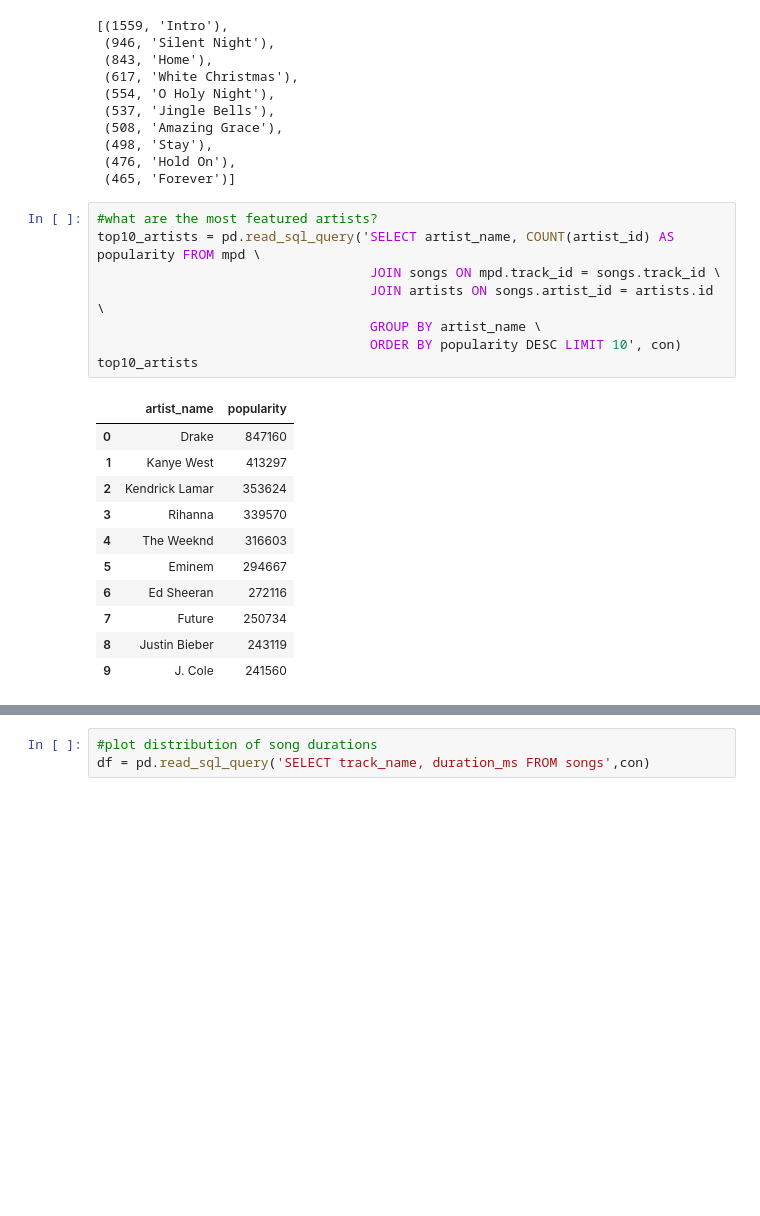
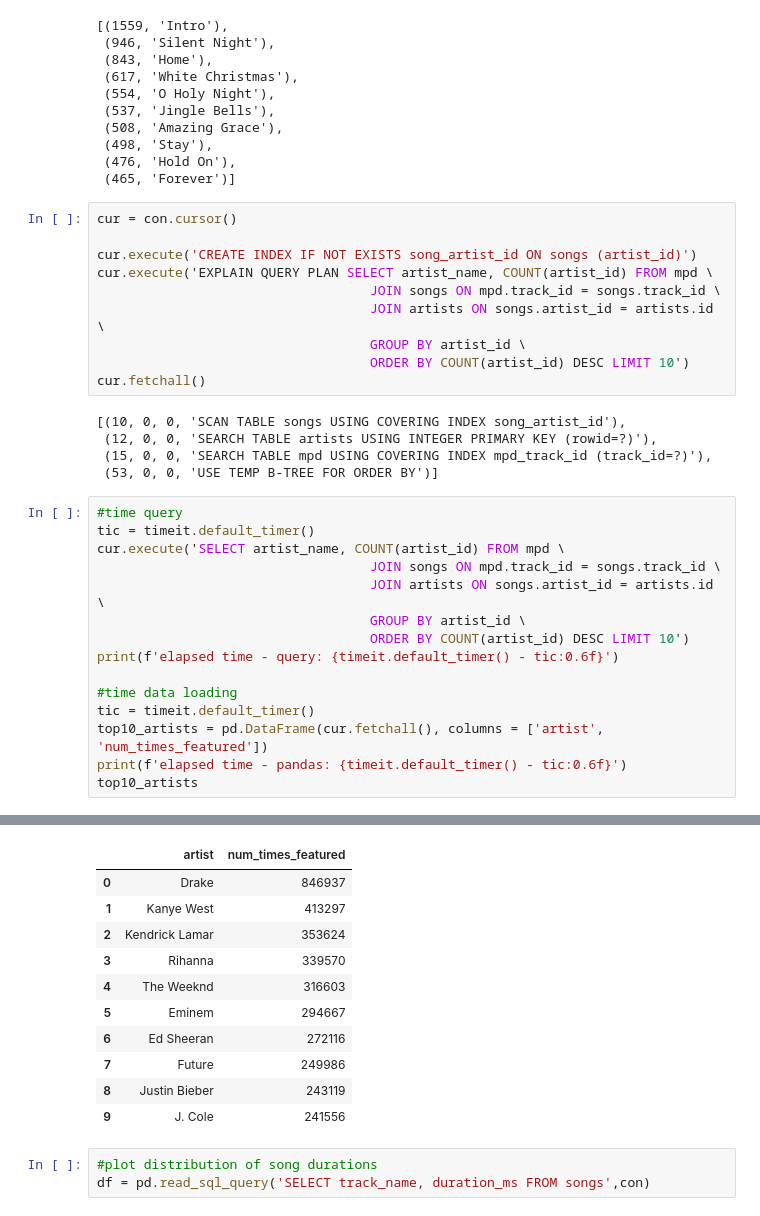
Before and after one commit to jamilla-az/spotify-recommender, a Jupyter notebook: notebook/eda-sqlite-db.ipynb, the cells around one changed output, grey strips where cells are left out. Saved outputs shown, nothing was run; the diff lists cells and outputs as text; blank space fills up the shorter version.

```diff
--- a/notebook/eda-sqlite-db.ipynb
+++ b/notebook/eda-sqlite-db.ipynb
@@ -298,22 +368,33 @@ cur.fetchall()
  (476, 'Hold On'),
  (465, 'Forever')]
 # %%
-#what are the most featured artists?
-top10_artists = pd.read_sql_query('SELECT artist_name, COUNT(artist_id) AS popularity FROM mpd \
+cur = con.cursor()
+
+cur.execute('CREATE INDEX IF NOT EXISTS song_artist_id ON songs (artist_id)')
+cur.execute('EXPLAIN QUERY PLAN SELECT artist_name, COUNT(artist_id) FROM mpd \
                                    JOIN songs ON mpd.track_id = songs.track_id \
                                    JOIN artists ON songs.artist_id = artists.id \
-                                   GROUP BY artist_name \
-                                   ORDER BY popularity DESC LIMIT 10', con)
-top10_artists
+                                   GROUP BY artist_id \
+                                   ORDER BY COUNT(artist_id) DESC LIMIT 10')
+cur.fetchall()
 # %% [output]
-|  | artist_name | popularity |
-| 0 | Drake | 847160 |
-| 1 | Kanye West | 413297 |
-| 2 | Kendrick Lamar | 353624 |
-| 3 | Rihanna | 339570 |
-| 4 | The Weeknd | 316603 |
-| 5 | Eminem | 294667 |
-| 6 | Ed Sheeran | 272116 |
-| 7 | Future | 250734 |
-| 8 | Justin Bieber | 243119 |
-| 9 | J. Cole | 241560 |
+[(10, 0, 0, 'SCAN TABLE songs USING COVERING INDEX song_artist_id'),
+ (12, 0, 0, 'SEARCH TABLE artists USING INTEGER PRIMARY KEY (rowid=?)'),
+ (15, 0, 0, 'SEARCH TABLE mpd USING COVERING INDEX mpd_track_id (track_id=?)'),
+ (53, 0, 0, 'USE TEMP B-TREE FOR ORDER BY')]
+# %%
+#time query
+tic = timeit.default_timer()
+cur.execute('SELECT artist_name, COUNT(artist_id) FROM mpd \
+                                   JOIN songs ON mpd.track_id = songs.track_id \
+                                   JOIN artists ON songs.artist_id = artists.id \
+                                   GROUP BY artist_id \
+                                   ORDER BY COUNT(artist_id) DESC LIMIT 10')
+print(f'elapsed time - query: {timeit.default_timer() - tic:0.6f}')
+
+#time data loading
+tic = timeit.default_timer()
+top10_artists = pd.DataFrame(cur.fetchall(), columns = ['artist', 'num_times_featured'])
+print(f'elapsed time - pandas: {timeit.default_timer() - tic:0.6f}')
+top10_artists
+# %% [output]
@@ -320,3 +403,14 @@ top10_artists
+|  | artist | num_times_featured |
+| 0 | Drake | 846937 |
+| 1 | Kanye West | 413297 |
+| 2 | Kendrick Lamar | 353624 |
+| 3 | Rihanna | 339570 |
+| 4 | The Weeknd | 316603 |
+| 5 | Eminem | 294667 |
+| 6 | Ed Sheeran | 272116 |
+| 7 | Future | 249986 |
+| 8 | Justin Bieber | 243119 |
+| 9 | J. Cole | 241556 |
 # %%
 #plot distribution of song durations
 df = pd.read_sql_query('SELECT track_name, duration_ms FROM songs',con)
```
Also changed, not shown: parts of 15 cells of this notebook.
